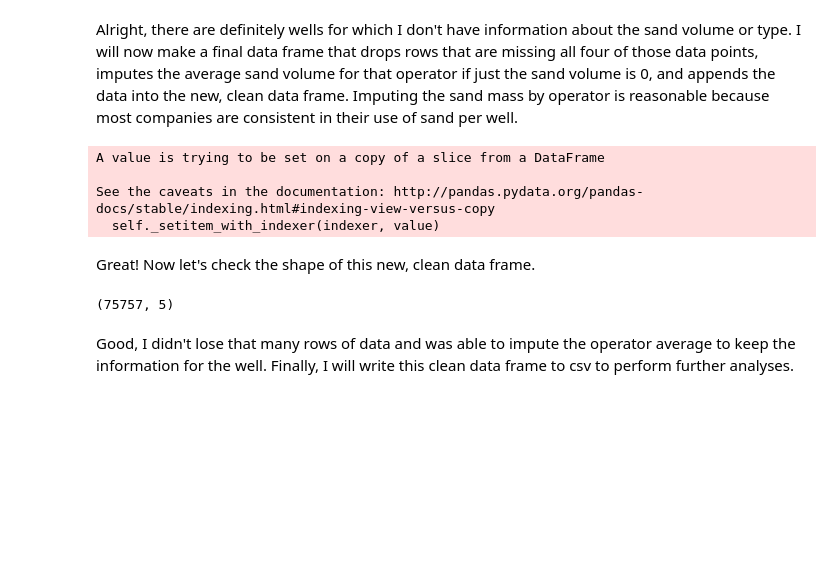
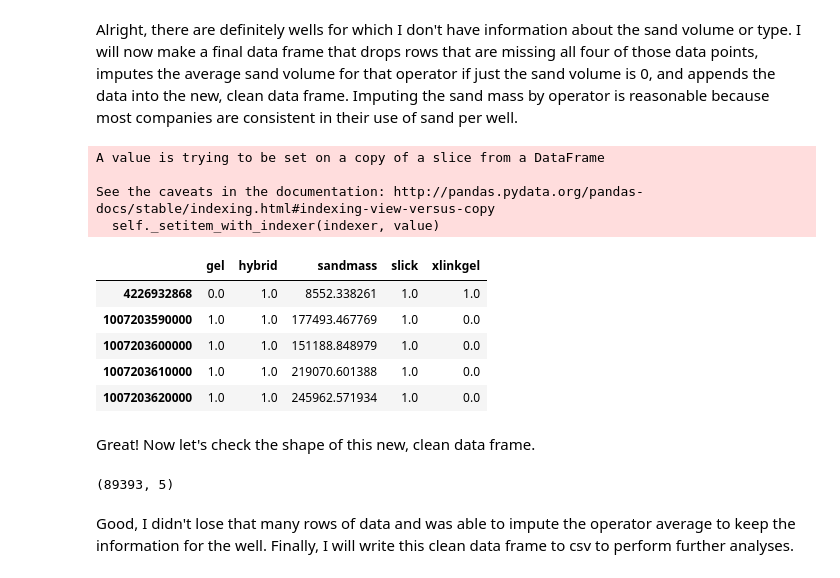
Before and after one commit to ephs08kmp/Frac_Production, a Jupyter notebook: Frac_Production_Data_Cleaning.ipynb, the cells around one changed output. Drawn from its saved outputs; the diff is of its cells as text; code cells hidden in the pictures; blank space fills up the shorter version.

```diff
--- a/Frac_Production_Data_Cleaning.ipynb
+++ b/Frac_Production_Data_Cleaning.ipynb
@@ -362,47 +341,53 @@ Alright, there are definitely wells for which I don't have information about the
 # %%
 # Re-indexing data frame with API numbers
 fracfocus_api = fracfocus.groupby('APINumber').first()
-# %%
-# Calculating average operator sand mass for imputing and creating dictionary of av
-operator_avg_sand = {}
-for operator in fracfocus_api.OperatorName.unique():
-    # Taking the average non-0 sand mass for that operator
-    avg_op = fracfocus_api[fracfocus_api.OperatorName == operator][fracfocus_api.sandmass != 0]['sandmass'].mean()
-    operator_avg_sand[operator] = avg_op
+# %%
+pos_sand = fracfocus[fracfocus.sandmass != 0]
+
+avg_sand = pos_sand.groupby('OperatorName')['sandmass'].mean()
 # %%
 # Initializing new data frame
 fracmethod_clean = pd.DataFrame()
 
 for i in fracmethod.index:
     # Skipping rows with no sand or method data
     if fracmethod.sandmass[i] == 0 and fracmethod.slick[i] == 0 and fracmethod.gel[i] == 0 and fracmethod.xlinkgel[i] == 0:
-        pass
+        continue
     # Skipping rows with no method data
     elif fracmethod.slick[i] == 0 and fracmethod.gel[i] == 0 and fracmethod.xlinkgel[i] == 0:
-        pass
+        continue
     # Selecting rows that are missing sand mass
     elif fracmethod.sandmass[i] == 0:
-        # Identifying the operator
-        operator = fracfocus_api.OperatorName.loc[i]
-        # Using the operator average as the mass of sand for that well
-        fracmethod.sandmass.loc[i] = operator_avg_sand[operator]
-        # Appending row to new data frame
-        fracmethod_clean = fracmethod_clean.append(fracmethod.loc[i])
+        try:
+            # Identifying the operator
+            operator = fracfocus_api.OperatorName.loc[i]
+            # Using the operator average as the mass of sand for that well
+            fracmethod.sandmass.loc[i] = avg_sand[operator]
+            # Appending row to new data frame
+            fracmethod_clean = fracmethod_clean.append(fracmethod.loc[i])
+        except:
+            continue
     # Appending all wells with sand mass to new data frame
     else:
         fracmethod_clean = fracmethod_clean.append(fracmethod.loc[i])
 fracmethod_clean.head()
 # %% [output]
 A value is trying to be set on a copy of a slice from a DataFrame
 
 See the caveats in the documentation: http://pandas.pydata.org/pandas-docs/stable/indexing.html#indexing-view-versus-copy
   self._setitem_with_indexer(indexer, value)
+|  | gel | hybrid | sandmass | slick | xlinkgel |
+| 4226932868 | 0.0 | 1.0 | 8552.338261 | 1.0 | 1.0 |
+| 1007203590000 | 1.0 | 1.0 | 177493.467769 | 1.0 | 0.0 |
+| 1007203600000 | 1.0 | 1.0 | 151188.848979 | 1.0 | 0.0 |
+| 1007203610000 | 1.0 | 1.0 | 219070.601388 | 1.0 | 0.0 |
+| 1007203620000 | 1.0 | 1.0 | 245962.571934 | 1.0 | 0.0 |
 # %% [markdown]
 Great! Now let's check the shape of this new, clean data frame.
 # %%
 fracmethod_clean.shape
 # %% [output]
-(75757, 5)
+(89393, 5)
 # %% [markdown]
 Good, I didn't lose that many rows of data and was able to impute the operator average to keep the information for the well. Finally, I will write this clean data frame to csv to perform further analyses.
 # %%
```
Also changed, not shown: parts of 2 cells of this notebook.
